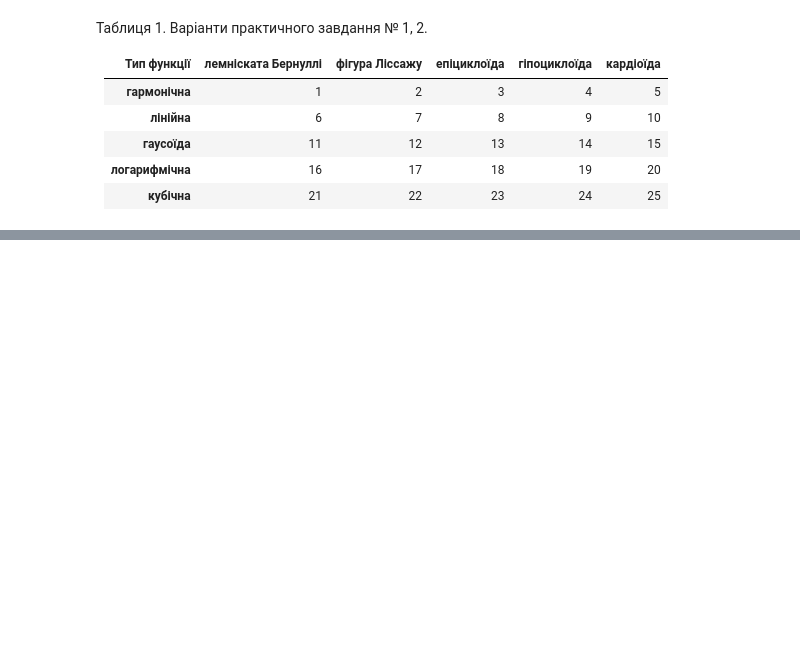
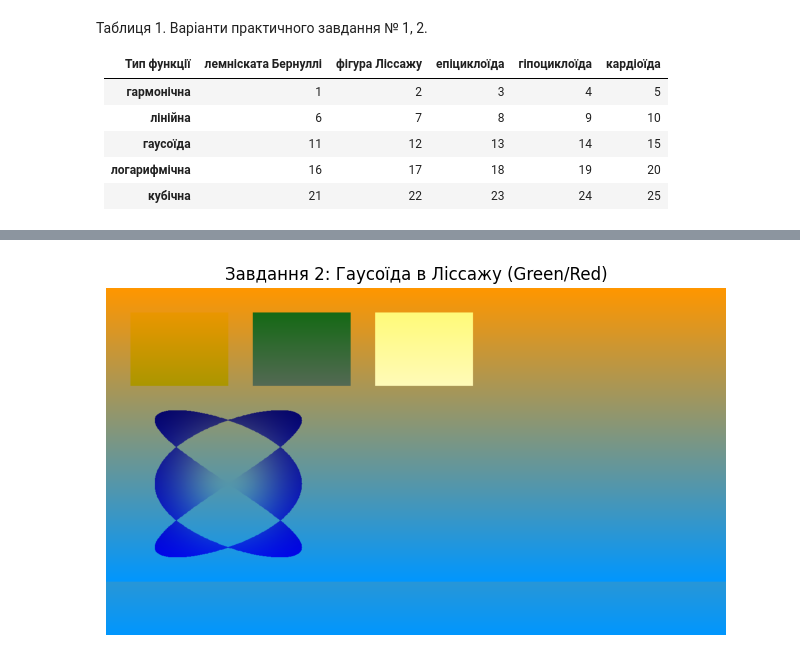
Before and after one commit to Bogd-an/2025_cv, a Jupyter notebook: pw/pw1.ipynb, the cells around one changed output, grey strips where cells are left out. Cells and saved outputs as stored; diff of their text form; code cells hidden in the pictures; blank space fills up the shorter version.

```diff
--- a/pw/pw1.ipynb
+++ b/pw/pw1.ipynb
@@ -40,0 +140,34 @@
+# %%
+# 4. Завдання 2: Множення на Гаусоїду в зоні Ліссажу
+task2_img = task1_img.copy()
+
+# Параметри для зони Ліссажу
+center_liz1 = (250, 400) # x, y
+size_liz1 = (150, 150)   # радіуси
+params_liz1 = (3, 2, np.pi/2) # a=3, b=2 - класична форма
+
+# 1. Створюємо маску
+mask_liz1 = create_lissajous_mask(
+    task2_img.shape, center_liz1, size_liz1, params_liz1)
+
+# 2. Створюємо карту Гаусса
+gaussian_map = generate_gaussian_map(task2_img.shape, center_liz1, sigma=80)
+
+# 3. Нормалізуємо маску до [0, 1] для множення
+binary_mask = (mask_liz1 > 0).astype(float)
+
+# 4. Застосовуємо операцію тільки в зоні маски для каналів 1 (Green) та 2 (Red)
+# Формула: New_Pixel = Old_Pixel * Gaussian_Value
+# Використовуємо np.where для обмеження дії лише маскою
+for ch in [1, 2]:
+    channel_data = task2_img[:, :, ch].astype(float)
+    modified_channel = channel_data * gaussian_map
+
+    # Замінюємо пікселі тільки там, де маска активна
+    task2_img[:, :, ch] = np.where(mask_liz1 == 255,
+                                   modified_channel.astype(np.uint8),
+                                   task2_img[:, :, ch])
+
+show_image(task2_img, "Завдання 2: Гаусоїда в Ліссажу (Green/Red)")
+# %% [output]
+[figure, added]
```
Also changed, not shown: parts of 8 cells of this notebook, 2 other files.
